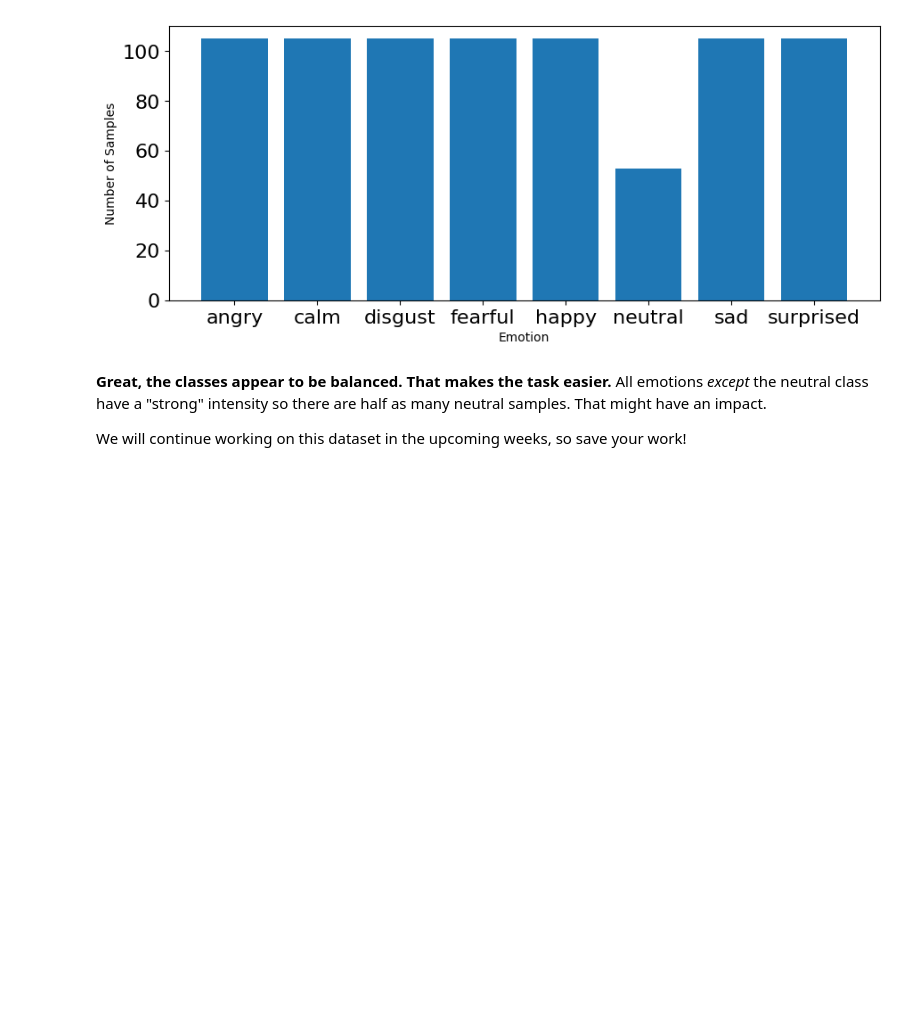
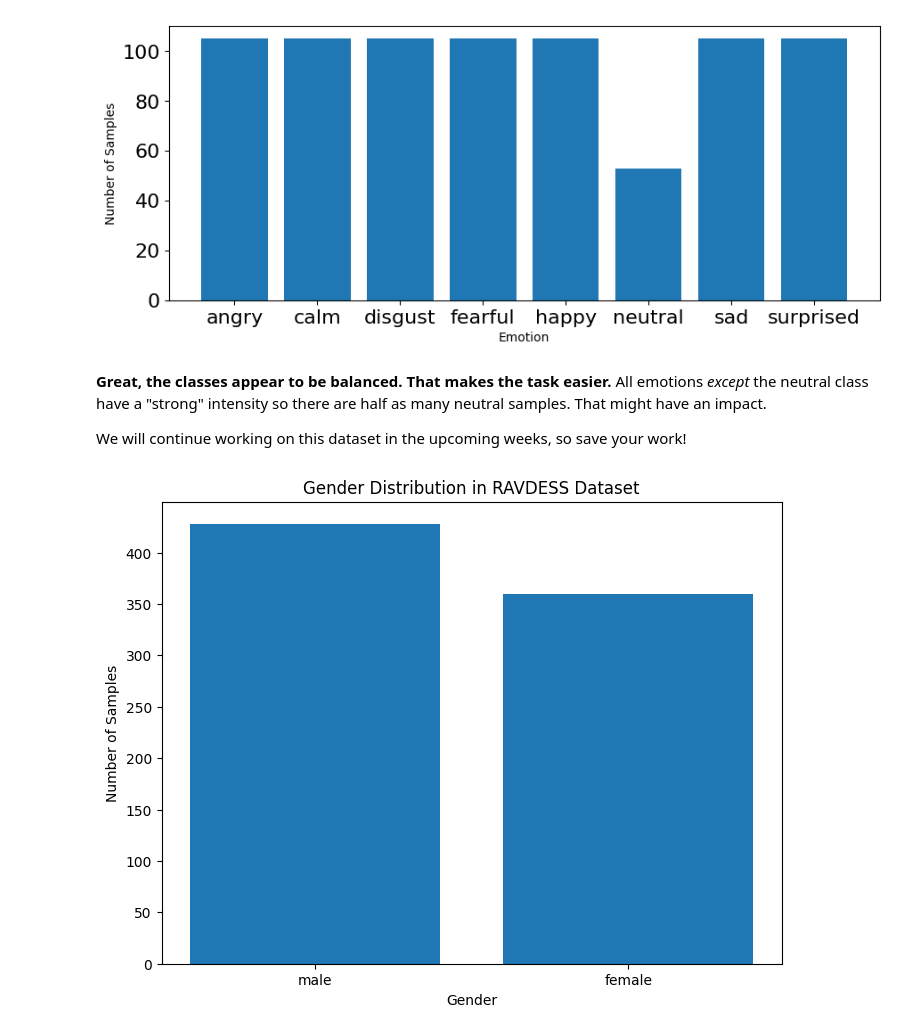
Before and after one commit to TerenceXusfu/Week2_DataPreprocessing, a Jupyter notebook: Week_2.ipynb, the cells around one changed output. Cells and saved outputs as stored; diff of their text form; code cells hidden in the pictures; blank space fills up the shorter version.

Commit message:
added gender seperation

```diff
--- a/Week_2.ipynb
+++ b/Week_2.ipynb
@@ -589,3 +589,31 @@ plt.show()
 **Great, the classes appear to be balanced. That makes the task easier.** All emotions _except_ the neutral class have a "strong" intensity so there are half as many neutral samples. That might have an impact.
 
 We will continue working on this dataset in the upcoming weeks, so save your work!
+# %%
+# prompt: create a plot graph that shows male and female
+
+import pandas as pd
+import matplotlib.pyplot as plt
+# Assuming 'emotions' and 'audio_files' are defined as in the preceding code.
+# We need to extract gender information from the filenames and then plot.
+
+genders = []
+for file in audio_files:
+    file_name = os.path.basename(file)
+    gender_id = int(file_name.split("-")[6].split('.')[0])
+    if gender_id % 2 == 0:
+        genders.append("female")
+    else:
+        genders.append("male")
+
+# Now we can plot the gender distribution
+gender_counts = pd.Series(genders).value_counts()
+
+plt.figure(figsize=(8, 6))
+plt.bar(gender_counts.index, gender_counts.values)
+plt.xlabel("Gender")
+plt.ylabel("Number of Samples")
+plt.title("Gender Distribution in RAVDESS Dataset")
+plt.show()
+# %% [output]
+[figure, added]
```
Also changed, not shown: parts of 1 cell of this notebook.
